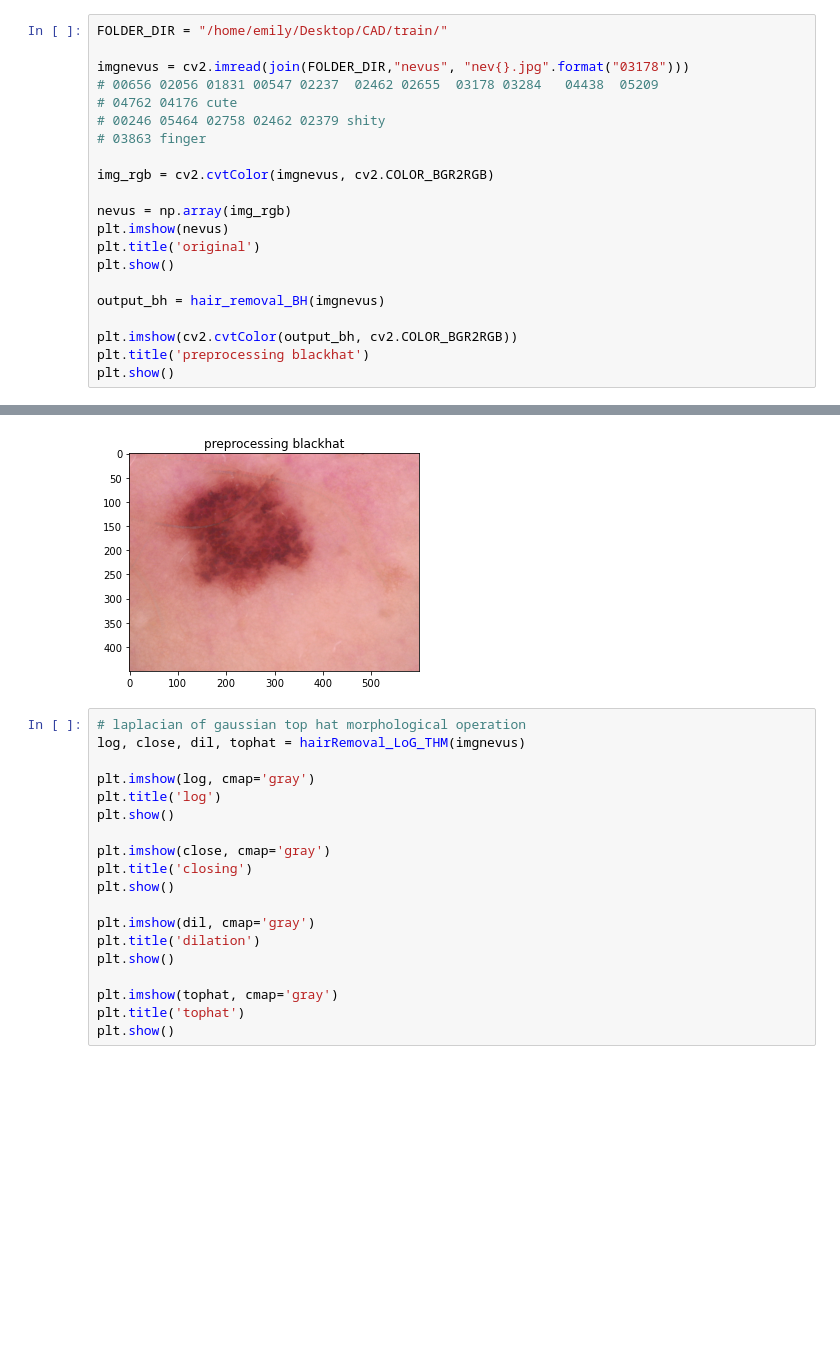
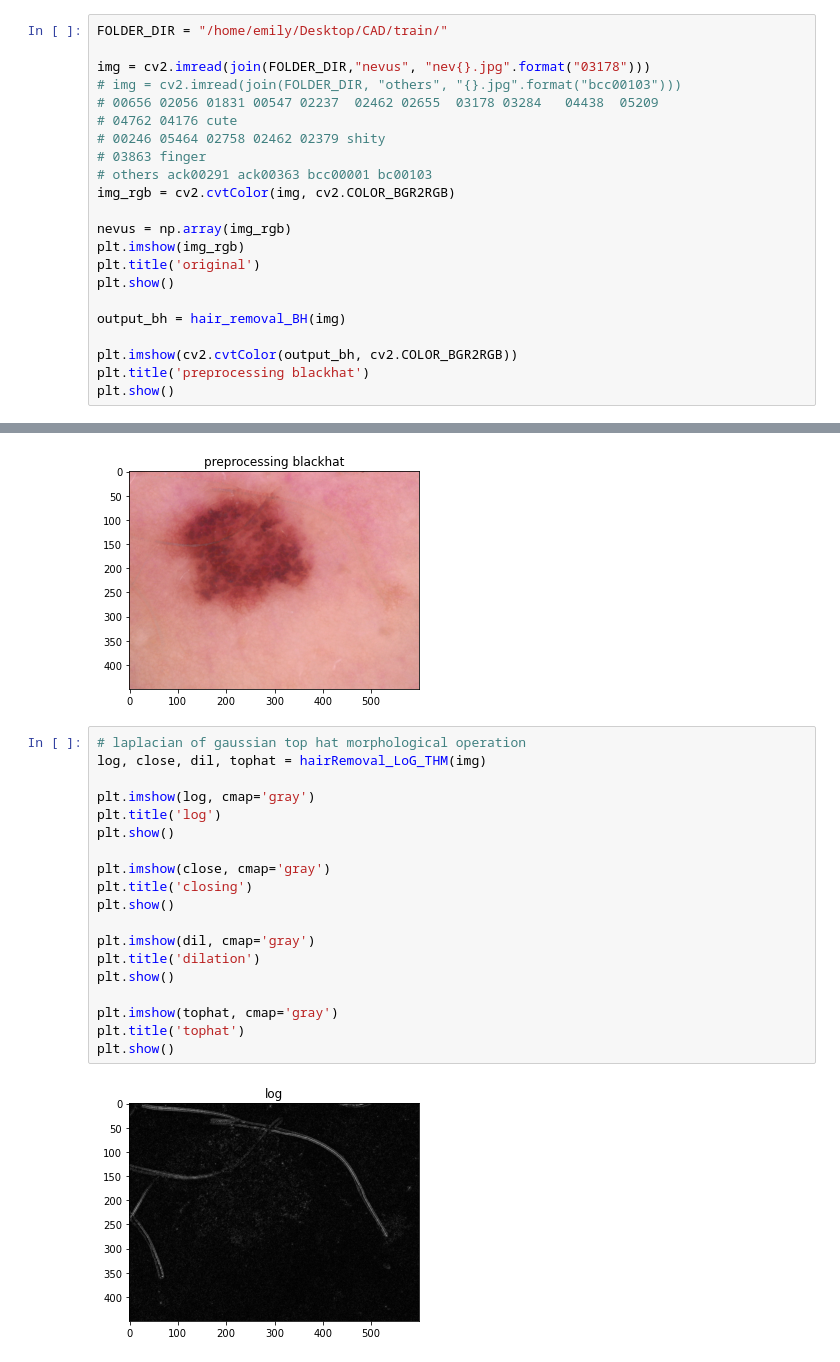
Before and after one commit to emyesme/MelanomaChallenge, a Jupyter notebook: test_ch1.ipynb, the cells around one changed output, grey strips where cells are left out. Cells and saved outputs as stored; diff of their text form; blank space fills up the shorter version.

```diff
--- a/test_ch1.ipynb
+++ b/test_ch1.ipynb
@@ -65,20 +77,21 @@ def hairRemoval_LoG_THM(matrix, ksize = 3, kernel_size = 17, filterSize = (11, 1
 # %%
 FOLDER_DIR = "/home/emily/Desktop/CAD/train/"
 
-imgnevus = cv2.imread(join(FOLDER_DIR,"nevus", "nev{}.jpg".format("03178")))
+img = cv2.imread(join(FOLDER_DIR,"nevus", "nev{}.jpg".format("03178")))
+# img = cv2.imread(join(FOLDER_DIR, "others", "{}.jpg".format("bcc00103")))
 # 00656 02056 01831 00547 02237  02462 02655  03178 03284   04438  05209
 # 04762 04176 cute
 # 00246 05464 02758 02462 02379 shity
 # 03863 finger
-
-img_rgb = cv2.cvtColor(imgnevus, cv2.COLOR_BGR2RGB)
+# others ack00291 ack00363 bcc00001 bc00103
+img_rgb = cv2.cvtColor(img, cv2.COLOR_BGR2RGB)
 
 nevus = np.array(img_rgb)
-plt.imshow(nevus)
+plt.imshow(img_rgb)
 plt.title('original')
 plt.show()
 
-output_bh = hair_removal_BH(imgnevus)
+output_bh = hair_removal_BH(img)
 
 plt.imshow(cv2.cvtColor(output_bh, cv2.COLOR_BGR2RGB))
 plt.title('preprocessing blackhat')
@@ -88,20 +101,22 @@ plt.show()
 [figure]
 # %%
 # laplacian of gaussian top hat morphological operation
-log, close, dil, tophat = hairRemoval_LoG_THM(imgnevus)
+log, close, dil, tophat = hairRemoval_LoG_THM(img)
 
 plt.imshow(log, cmap='gray')
 plt.title('log')
 plt.show()
 
 plt.imshow(close, cmap='gray')
 plt.title('closing')
 plt.show()
 
 plt.imshow(dil, cmap='gray')
 plt.title('dilation')
 plt.show()
 
 plt.imshow(tophat, cmap='gray')
 plt.title('tophat')
 plt.show()
+# %% [output]
+[figure, added]
```
Also changed, not shown: parts of 13 cells of this notebook.
